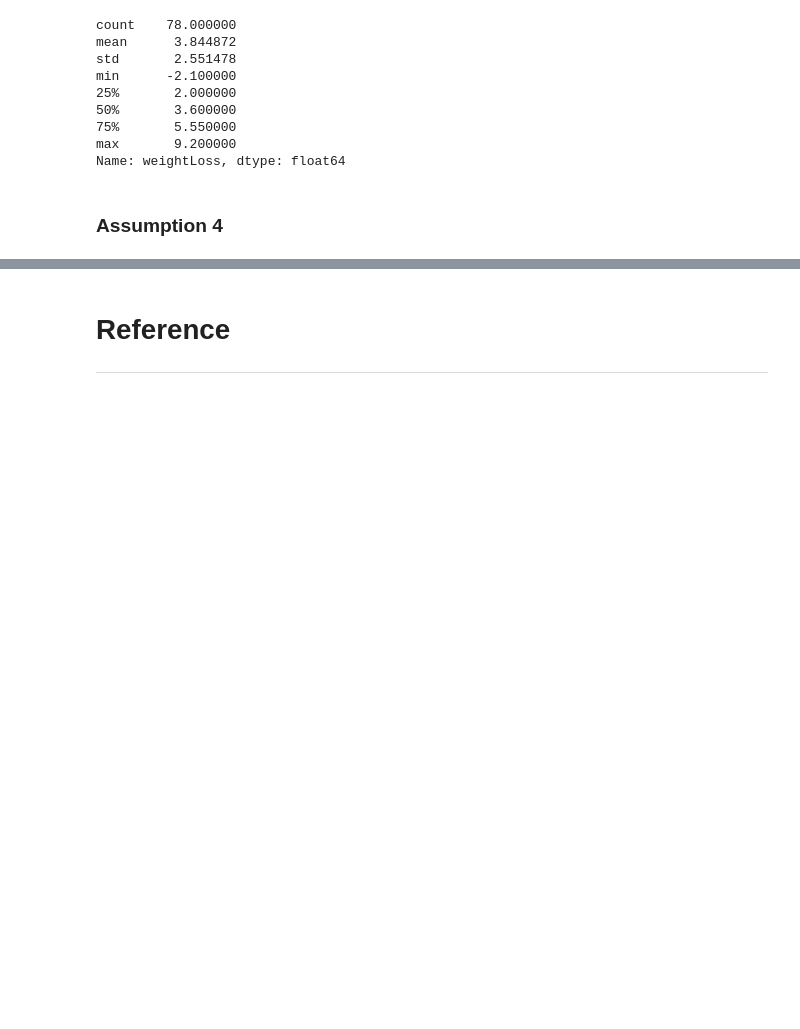
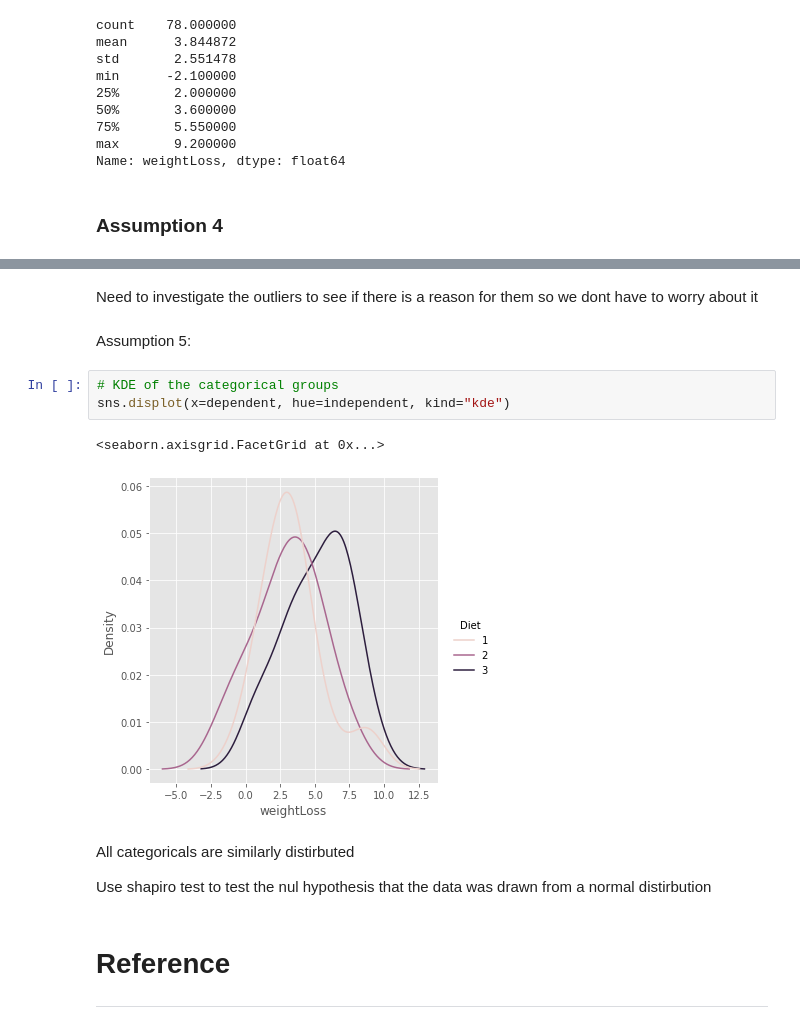
Before and after one commit to shaner1/Machine_Learning_-_Statistic, a Jupyter notebook: scipy-stats.ipynb, the cells around one changed output, grey strips where cells are left out. Cells and saved outputs as stored; diff of their text form; blank space fills up the shorter version.

```diff
--- a/scipy-stats.ipynb
+++ b/scipy-stats.ipynb
@@ -295,3 +338,17 @@ sns.boxplot()
+# %% [markdown]
+Need to investigate the outliers to see if there is a reason for them so we dont have to worry about it
+# %% [markdown]
+Assumption 5:
+# %%
+# KDE of the categorical groups
+sns.displot(x=dependent, hue=independent, kind="kde")
+# %% [output]
+<seaborn.axisgrid.FacetGrid at 0x...>
+[figure, added]
+# %% [markdown]
+All categoricals are similarly distirbuted
+
+Use shapiro test to test the nul hypothesis that the data was drawn from a normal distirbution
 # %% [markdown]
 # Reference
 ***
```
Also changed, not shown: parts of 8 cells of this notebook, 1 other file.
